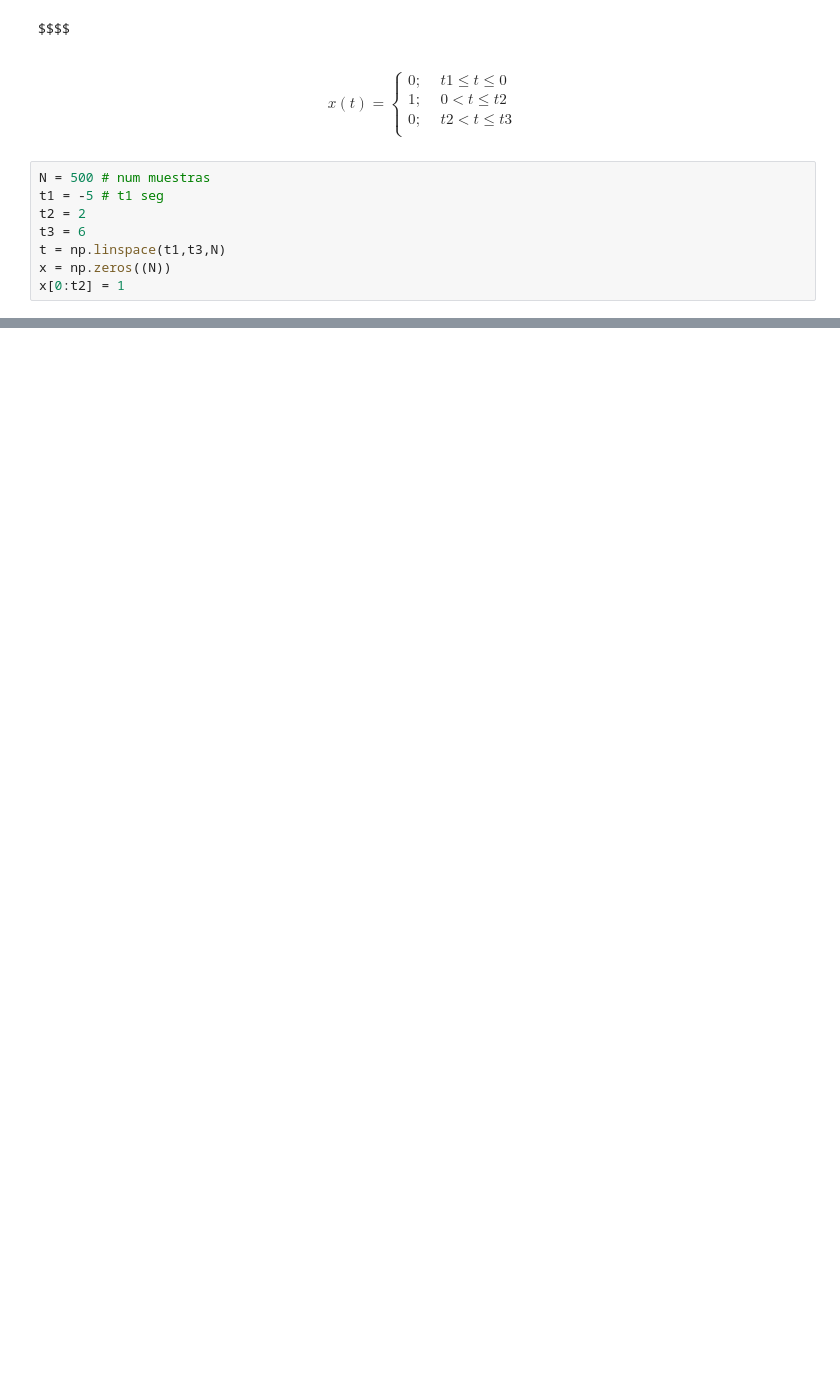
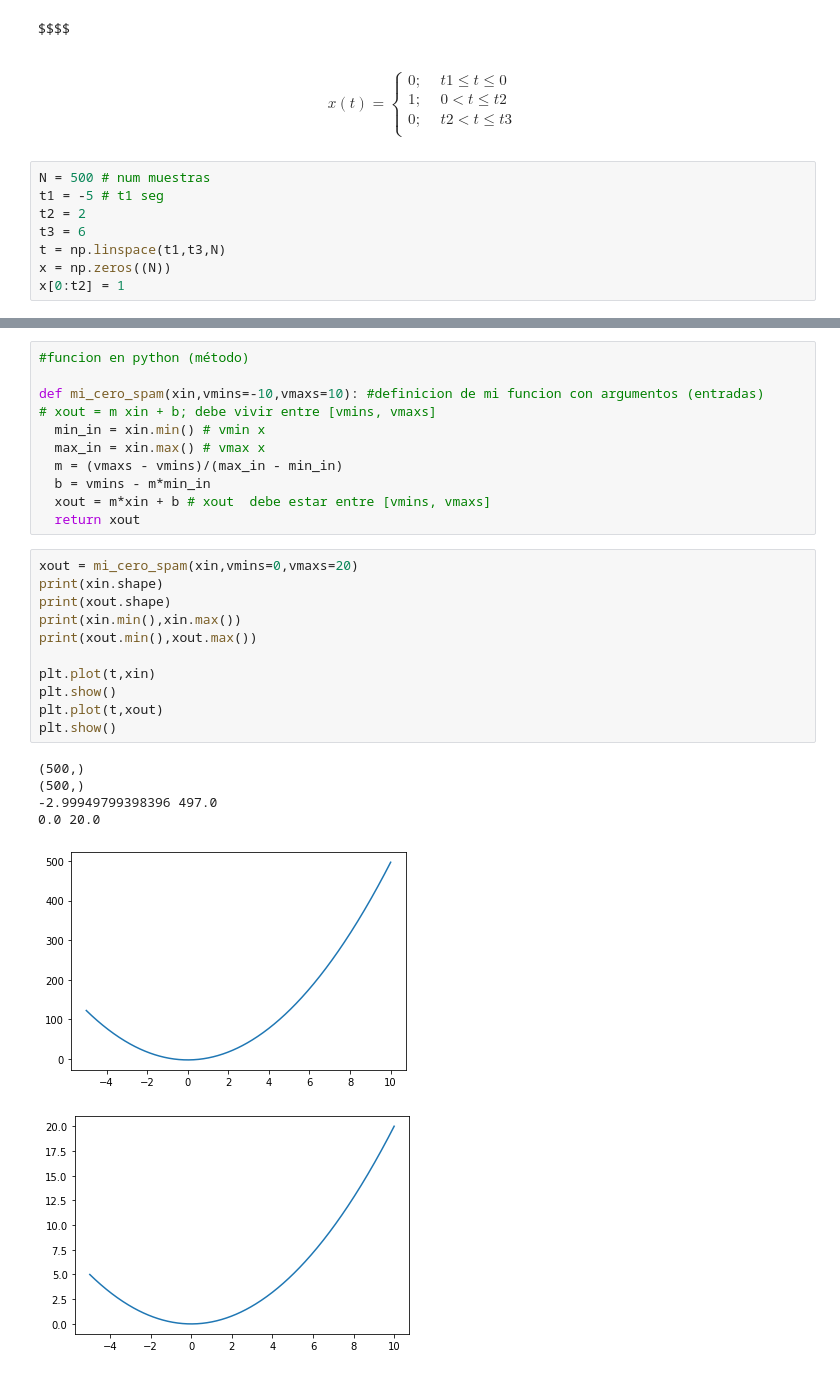
Before and after one commit to amalvarezme/SenalesSistemas, a Jupyter notebook: ejemploSep1.ipynb, the cells around one changed output, grey strips where cells are left out. Saved outputs shown, nothing was run; the diff lists cells and outputs as text; blank space fills up the shorter version.

```diff
--- a/ejemploSep1.ipynb
+++ b/ejemploSep1.ipynb
@@ -125,0 +171,29 @@ x[0:t2] = 1
+# %%
+#funcion en python (método)
+
+def mi_cero_spam(xin,vmins=-10,vmaxs=10): #definicion de mi funcion con argumentos (entradas)
+# xout = m xin + b; debe vivir entre [vmins, vmaxs]
+  min_in = xin.min() # vmin x
+  max_in = xin.max() # vmax x
+  m = (vmaxs - vmins)/(max_in - min_in)
+  b = vmins - m*min_in
+  xout = m*xin + b # xout  debe estar entre [vmins, vmaxs]
+  return xout
+# %%
+xout = mi_cero_spam(xin,vmins=0,vmaxs=20)
+print(xin.shape)
+print(xout.shape)
+print(xin.min(),xin.max())
+print(xout.min(),xout.max())
+
+plt.plot(t,xin)
+plt.show()
+plt.plot(t,xout)
+plt.show()
+# %% [output]
+(500,)
+(500,)
+-2.99949799398396 497.0
+0.0 20.0
+[figure, added]
+[figure, added]
```
Also changed, not shown: parts of 5 cells of this notebook.
